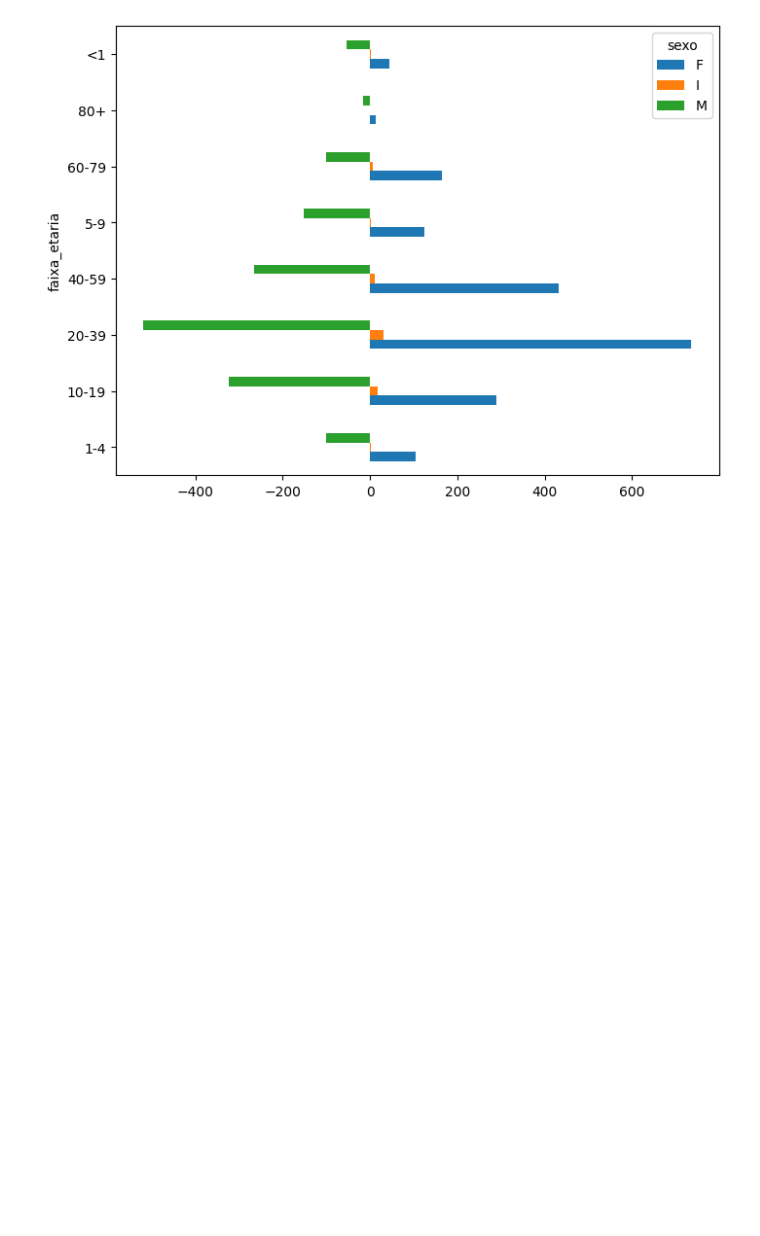
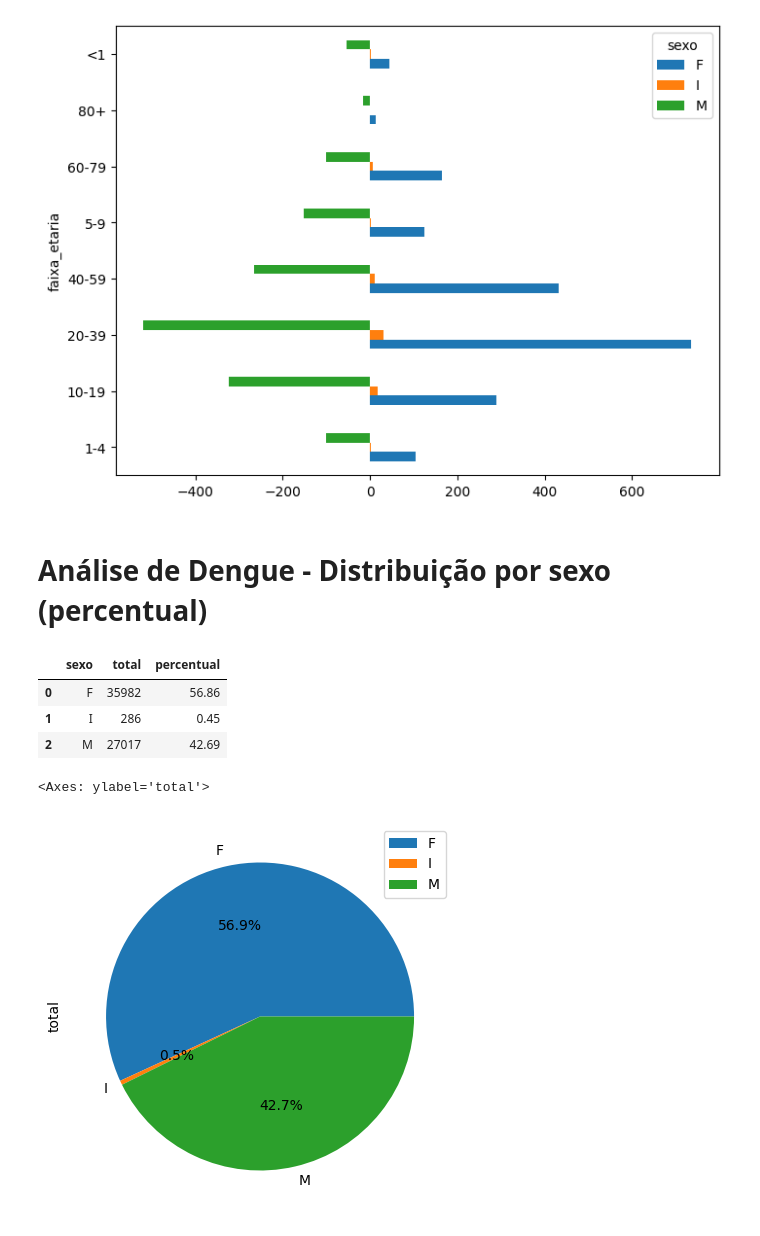
Before and after one commit to EveSantos/pesquisa-mestrado, a Jupyter notebook: notebooks/03_analise_descritiva_e_demografica.ipynb, the cells around one changed output. Saved outputs shown, nothing was run; the diff lists cells and outputs as text; code cells hidden in the pictures; blank space fills up the shorter version.

Commit message:
Adiciona análise de distribuição de casos por sexo, município e evolução

```diff
--- a/notebooks/03_analise_descritiva_e_demografica.ipynb
+++ b/notebooks/03_analise_descritiva_e_demografica.ipynb
@@ -72,3 +72,23 @@ piramide_2022.plot(kind='barh',figsize=(8,6))
 # %% [output]
 <Axes: ylabel='faixa_etaria'>
 [figure]
+# %% [markdown]
+# Análise de Dengue - Distribuição por sexo (percentual)
+# %%
+distribuicao = df_deng_norm.groupby(
+    ['sexo']
+).size()
+
+distribuicao_df = distribuicao.reset_index(name='total')
+distribuicao_df['percentual'] = (distribuicao_df['total'] / distribuicao_df['total'].sum() * 100).round(2)
+distribuicao_df
+# %% [output]
+|  | sexo | total | percentual |
+| 0 | F | 35982 | 56.86 |
+| 1 | I | 286 | 0.45 |
+| 2 | M | 27017 | 42.69 |
+# %%
+distribuicao_df.plot.pie(y='total',labels=distribuicao_df['sexo'], figsize=(5, 5), autopct='%1.1f%%')
+# %% [output]
+<Axes: ylabel='total'>
+[figure, added]
```
Also changed, not shown: parts of 5 cells of this notebook, 3 other files.
